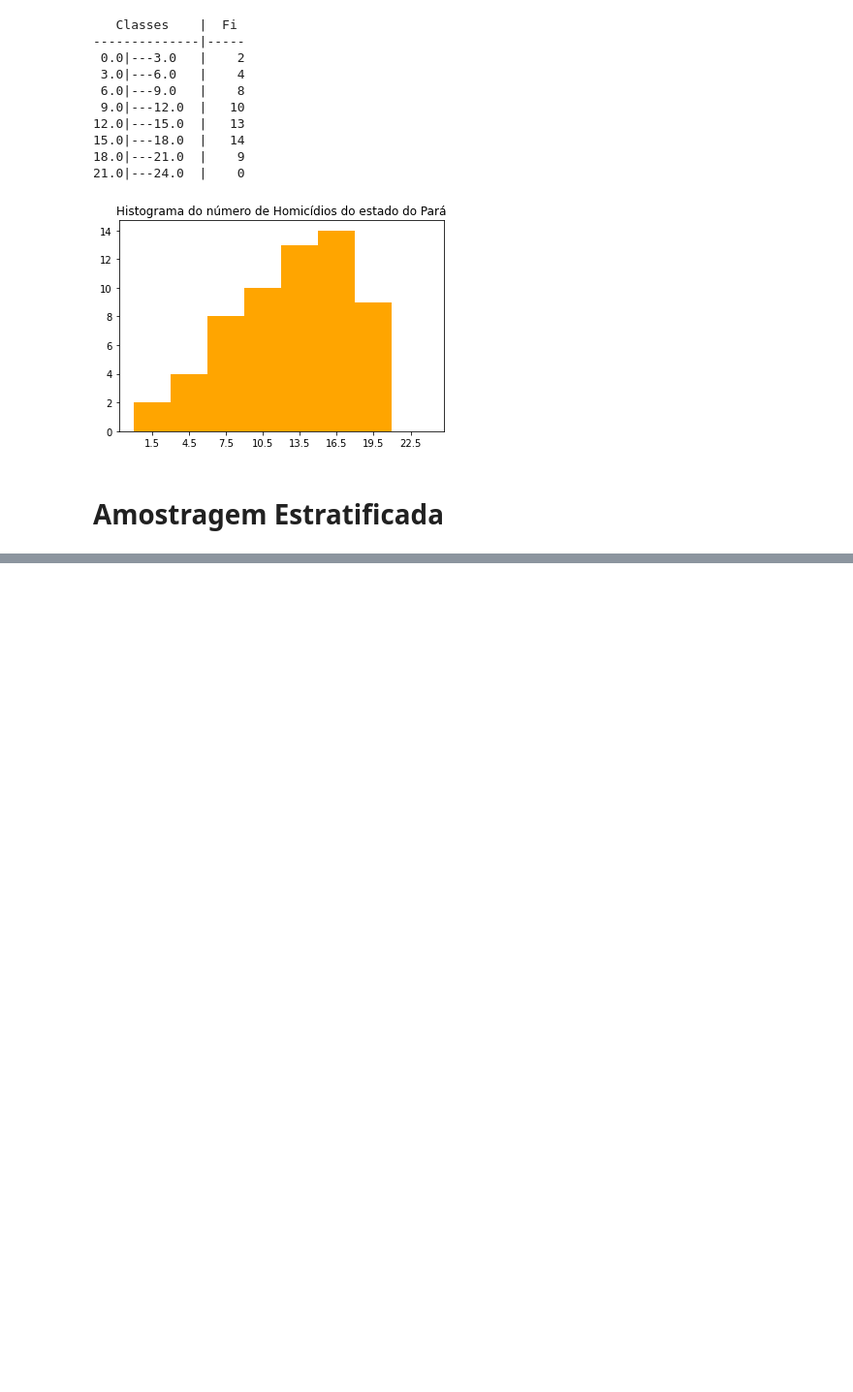
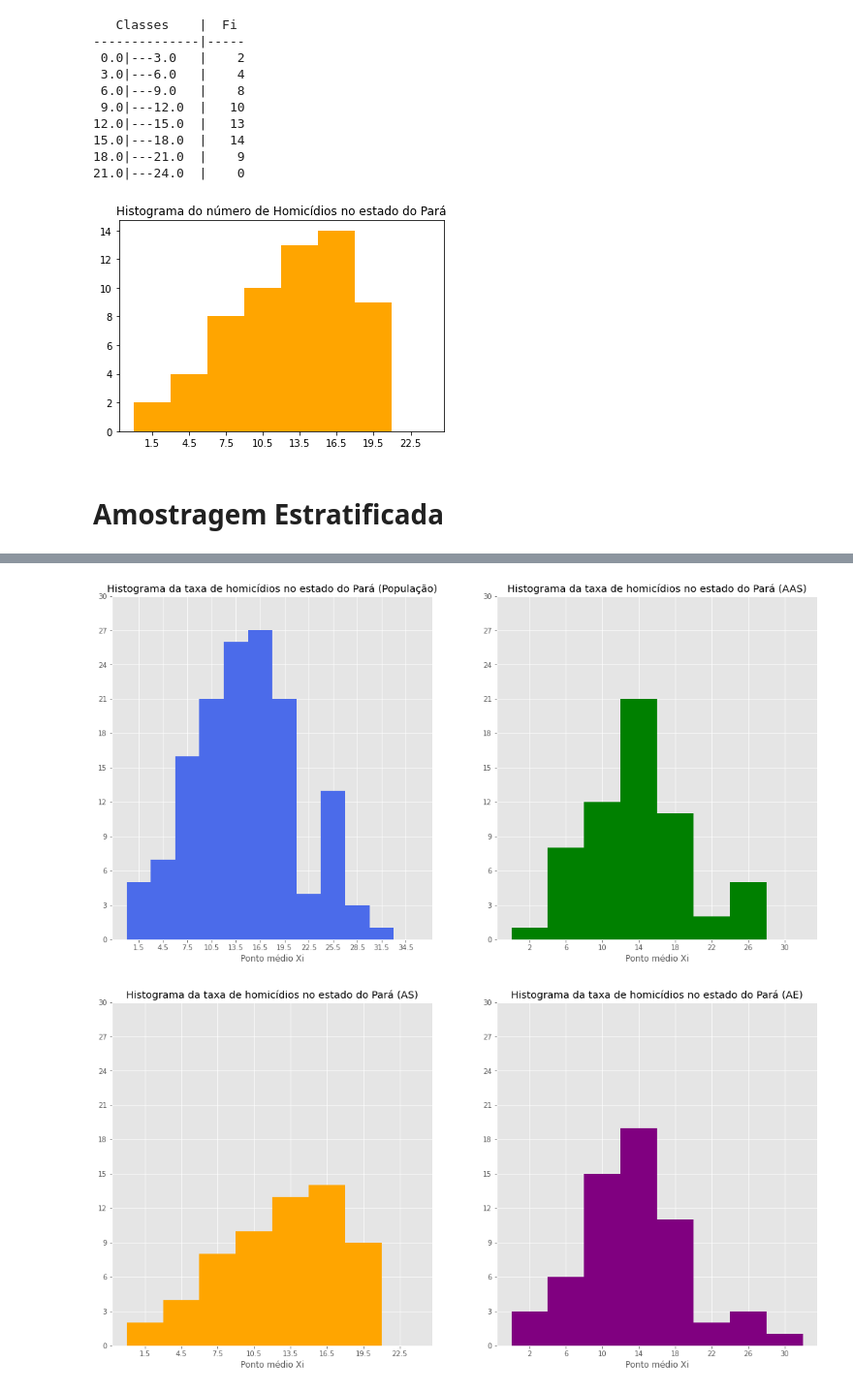
Before and after one commit to rodrigo-sr/amostragem, a Jupyter notebook: amostragem.ipynb, the cells around one changed output, grey strips where cells are left out. Shown at 97% size. Drawn from its saved outputs; the diff is of its cells as text; code cells hidden in the pictures; blank space fills up the shorter version.

```diff
--- a/amostragem.ipynb
+++ b/amostragem.ipynb
@@ -334,0 +320,23 @@ plt.show()
+# %%
+fig, (x1, x2) = plt.subplots(1, 2, figsize=(18,9))
+fig2, (x3, x4) = plt.subplots(1, 2, figsize=(18,9))
+
+x1.bar(ponto_medio_p, [t for t in classes_p.values()], 3, color='#4B6BEA')
+x1.set(title = 'Histograma da taxa de homicídios no estado do Pará (População)',xlabel = 'Ponto médio Xi',xticks=ponto_medio_p, yticks=[0,3,6,9,12,15,18,21,24,27,30])
+#x1.xticks(ponto_medio_as)
+
+x2.bar(ponto_medio_aas, [t for t in classes_aas.values()],4, color='green')
+x2.set(title = 'Histograma da taxa de homicídios no estado do Pará (AAS)',xlabel = 'Ponto médio Xi', xticks=ponto_medio_aas, yticks=[0,3,6,9,12,15,18,21,24,27,30])
+#x2.xticks(ponto_medio_ae)
+#x2.yticks([0,3,6,9,12,15,18,21,24,27,30,33])
+
+x3.bar(ponto_medio_as, [t for t in classes_as.values()],3, color='orange')
+x3.set(title = 'Histograma da taxa de homicídios no estado do Pará (AS)',xlabel = 'Ponto médio Xi', xticks=ponto_medio_as, yticks=[0,3,6,9,12,15,18,21,24,27,30])
+
+x4.bar(ponto_medio_ae, [t for t in classes_ae.values()],4, color='purple')
+x4.set(title = 'Histograma da taxa de homicídios no estado do Pará (AE)',xlabel = 'Ponto médio Xi', xticks=ponto_medio_ae, yticks=[0,3,6,9,12,15,18,21,24,27,30])
+
+plt.show()
+# %% [output]
+[figure, added]
+[figure, added]
```
Also changed, not shown: parts of 32 cells of this notebook, 7 other files.
